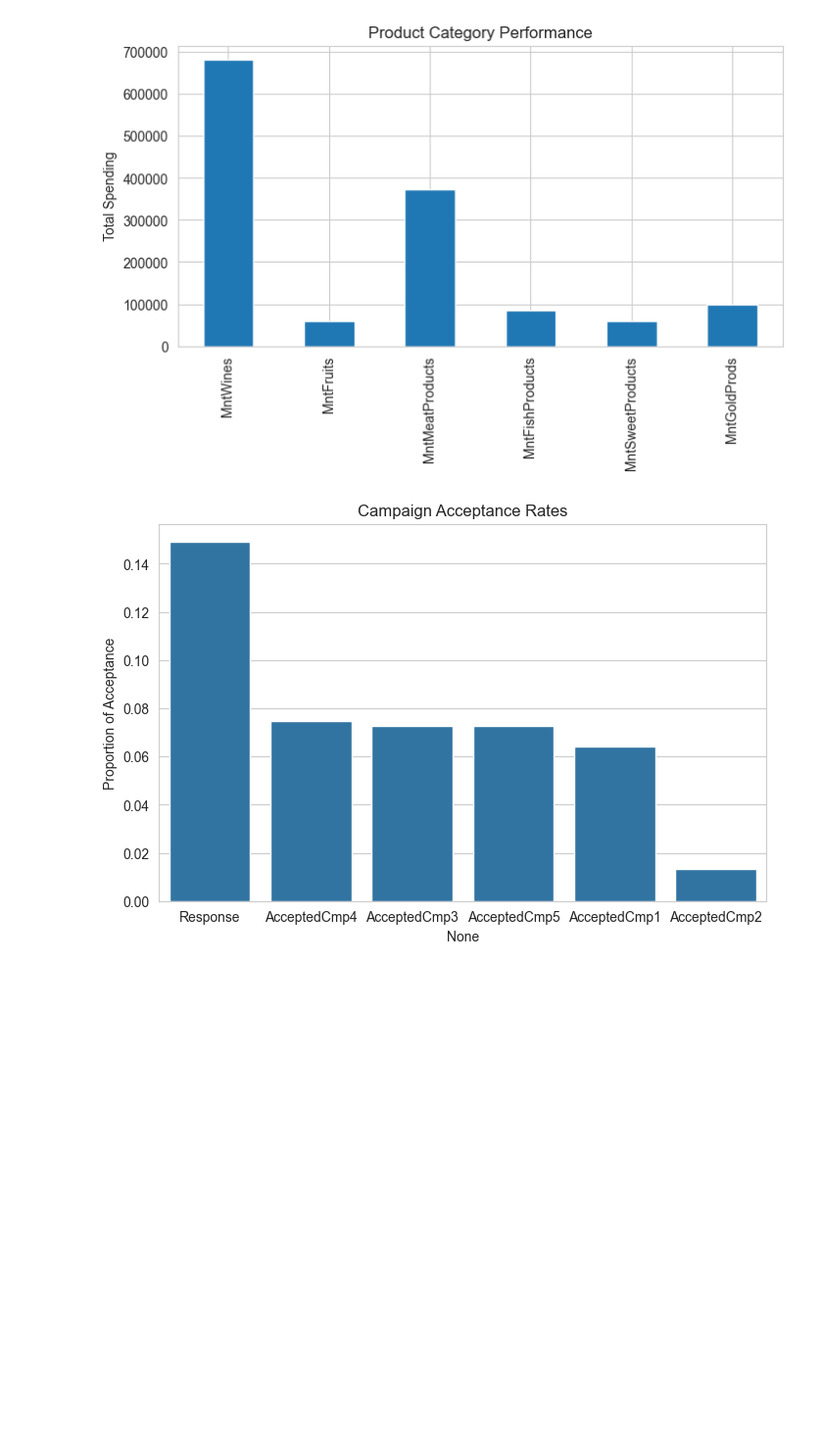
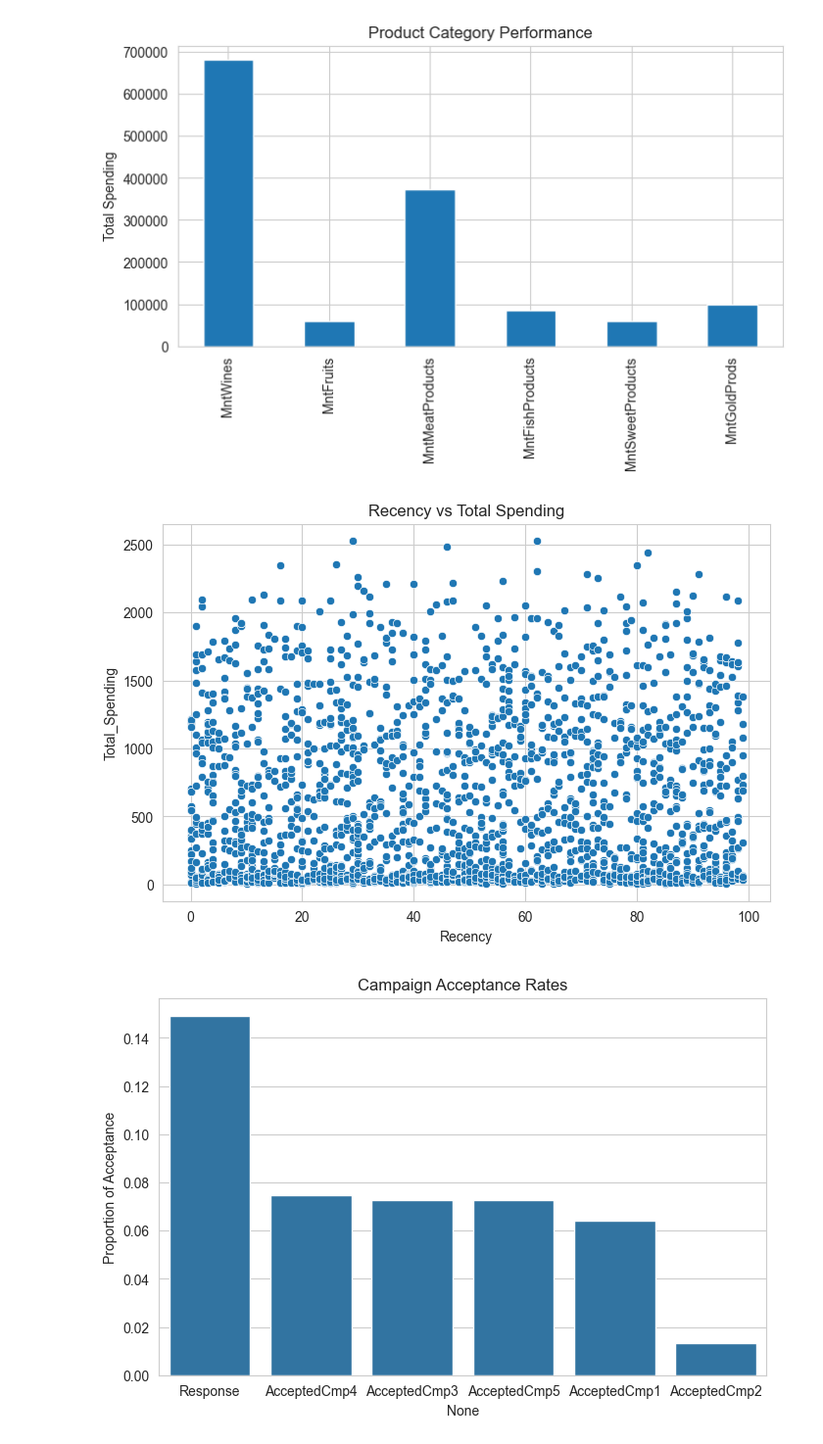
Before and after one commit to kaveeshahettige/IS4116_Assignment_Data_Analysis, a Jupyter notebook: notebooks/marketing_analysis.ipynb, the cells around one changed output. Shown at 98% size. Drawn from its saved outputs; the diff is of its cells as text; code cells hidden in the pictures; blank space fills up the shorter version.

Commit message:
Recency analysis

```diff
--- a/notebooks/marketing_analysis.ipynb
+++ b/notebooks/marketing_analysis.ipynb
@@ -154,6 +154,13 @@ plt.ylabel("Total Spending")
 plt.show()
 # %% [output]
 [figure]
+# %%
+plt.figure(figsize=(8,5))
+sns.scatterplot(x="Recency", y="Total_Spending", data=df)
+plt.title("Recency vs Total Spending")
+plt.show()
+# %% [output]
+[figure, added]
 # %%
 # 6. Campaign Response Analysis
 # ===============================
```
Also changed, not shown: parts of 2 cells of this notebook.
